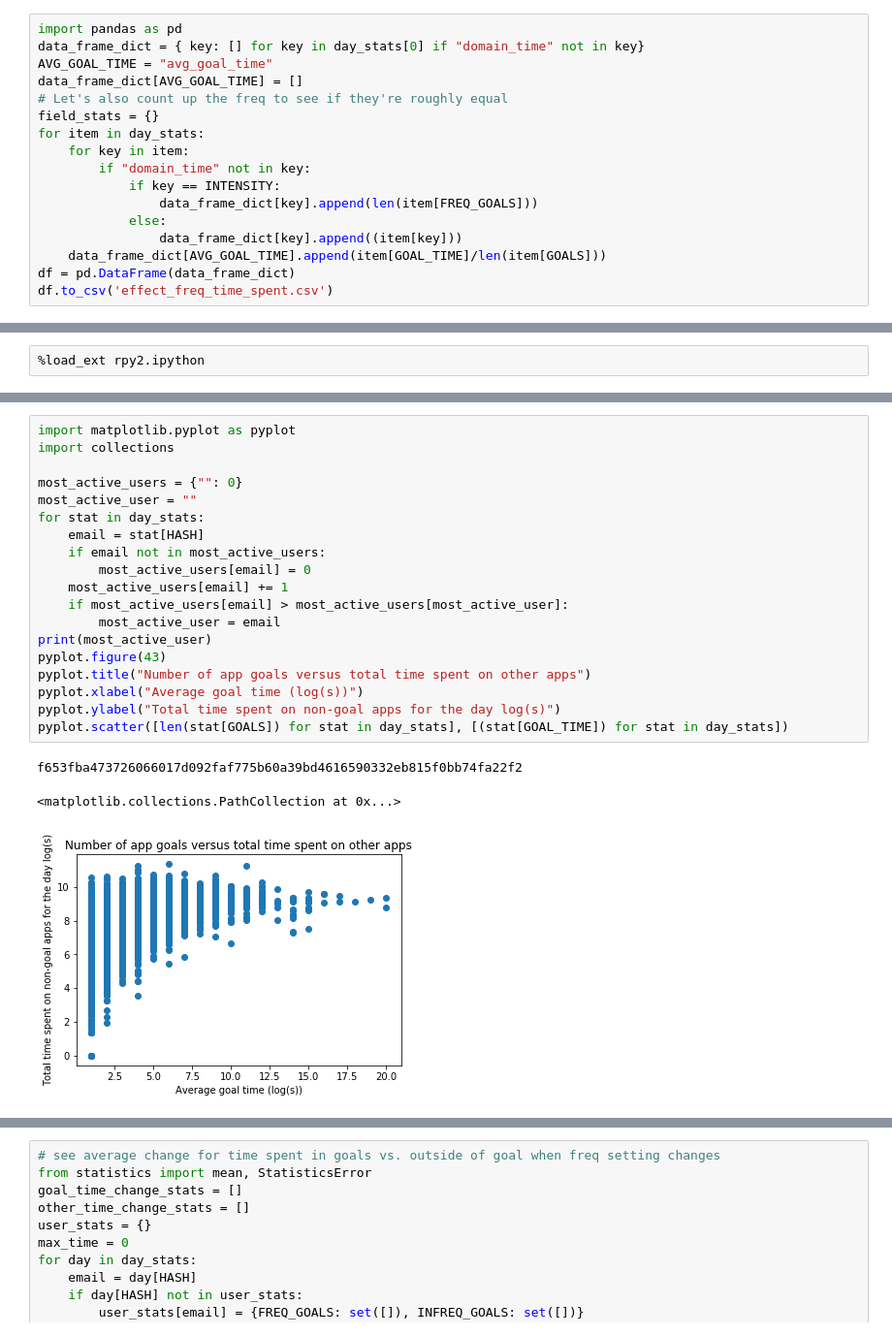
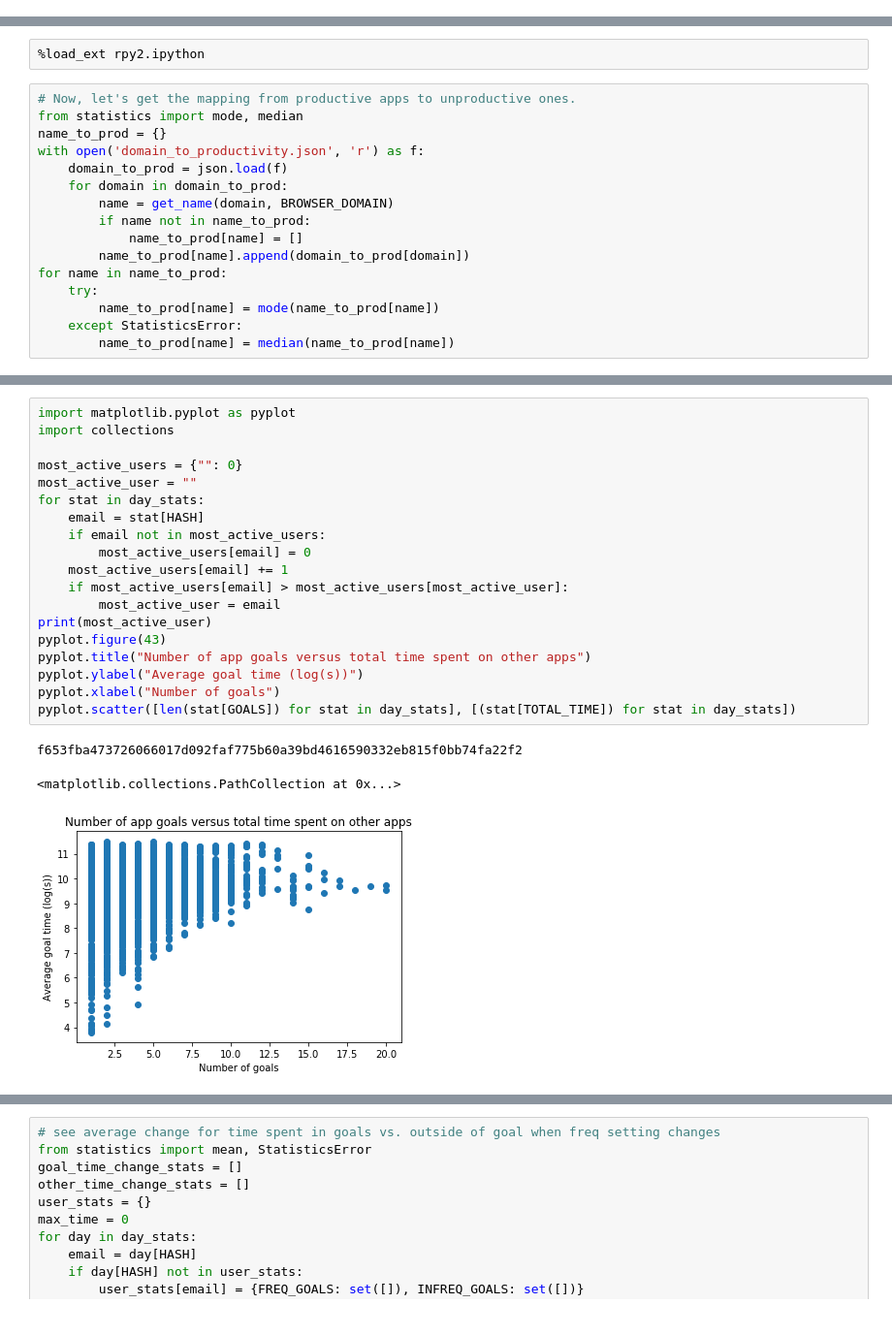
Before and after one commit to gkovacs/habitlab-conservation-analysis, a Jupyter notebook: Effect of Frequency on Total Time Spent.ipynb, the cells around one changed output, grey strips where cells are left out. Shown at 97% size. Saved outputs shown, nothing was run; the diff lists cells and outputs as text.

Commit message:
started controlling for num goals

```diff
--- a/Effect of Frequency on Total Time Spent.ipynb
+++ b/Effect of Frequency on Total Time Spent.ipynb
@@ -115,17 +129,0 @@ pyplot.hist([math.exp(day[TOTAL_TIME]) for day in day_stats if math.exp(day[TOTA
-# %%
-import pandas as pd
-data_frame_dict = { key: [] for key in day_stats[0] if "domain_time" not in key}
-AVG_GOAL_TIME = "avg_goal_time"
-data_frame_dict[AVG_GOAL_TIME] = []
-# Let's also count up the freq to see if they're roughly equal
-field_stats = {}
-for item in day_stats:
-    for key in item:
-        if "domain_time" not in key:
-            if key == INTENSITY:
-                data_frame_dict[key].append(len(item[FREQ_GOALS]))
-            else:
-                data_frame_dict[key].append((item[key]))
-    data_frame_dict[AVG_GOAL_TIME].append(item[GOAL_TIME]/len(item[GOALS]))
-df = pd.DataFrame(data_frame_dict)
-df.to_csv('effect_freq_time_spent.csv')
@@ -132,2 +133,18 @@ df.to_csv('effect_freq_time_spent.csv')
 # %%
 %load_ext rpy2.ipython
+# %%
+# Now, let's get the mapping from productive apps to unproductive ones.
+from statistics import mode, median
+name_to_prod = {}
+with open('domain_to_productivity.json', 'r') as f:
+    domain_to_prod = json.load(f)
+    for domain in domain_to_prod:
+        name = get_name(domain, BROWSER_DOMAIN)
+        if name not in name_to_prod:
+            name_to_prod[name] = []
+        name_to_prod[name].append(domain_to_prod[domain])
+for name in name_to_prod:
+    try:
+        name_to_prod[name] = mode(name_to_prod[name])
+    except StatisticsError:
+        name_to_prod[name] = median(name_to_prod[name])
@@ -232,26 +486,26 @@ intensity -0.603
 # %%
 import matplotlib.pyplot as pyplot
 import collections
 
 most_active_users = {"": 0}
 most_active_user = ""
 for stat in day_stats:
     email = stat[HASH]
     if email not in most_active_users:
         most_active_users[email] = 0
     most_active_users[email] += 1
     if most_active_users[email] > most_active_users[most_active_user]:
         most_active_user = email
 print(most_active_user)
 pyplot.figure(43)
 pyplot.title("Number of app goals versus total time spent on other apps")
-pyplot.xlabel("Average goal time (log(s))")
-pyplot.ylabel("Total time spent on non-goal apps for the day log(s)")
-pyplot.scatter([len(stat[GOALS]) for stat in day_stats], [(stat[GOAL_TIME]) for stat in day_stats])
+pyplot.ylabel("Average goal time (log(s))")
+pyplot.xlabel("Number of goals")
+pyplot.scatter([len(stat[GOALS]) for stat in day_stats], [(stat[TOTAL_TIME]) for stat in day_stats])
 # %% [output]
 f653fba473726066017d092faf775b60a39bd4616590332eb815f0bb74fa22f2
 <matplotlib.collections.PathCollection at 0x...>
-[figure, old version]
+[figure, new version]
 # %%
 %%R -i df -w 5 -h 5 --units in -r 200
 # Does non-goal time spent per day on phone inversely depend on goal-time?
```
Also changed, not shown: parts of 40 cells of this notebook, 30 other files.
